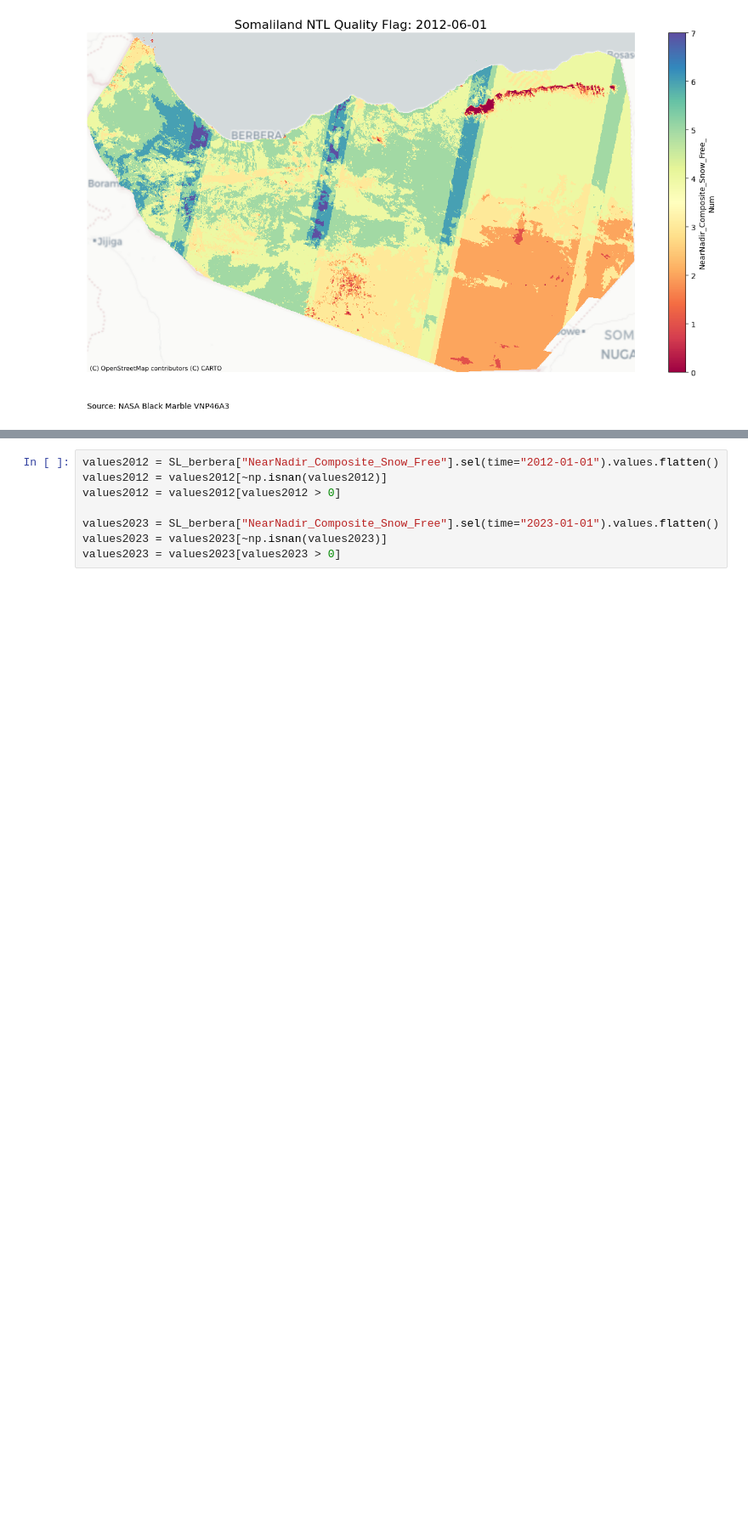
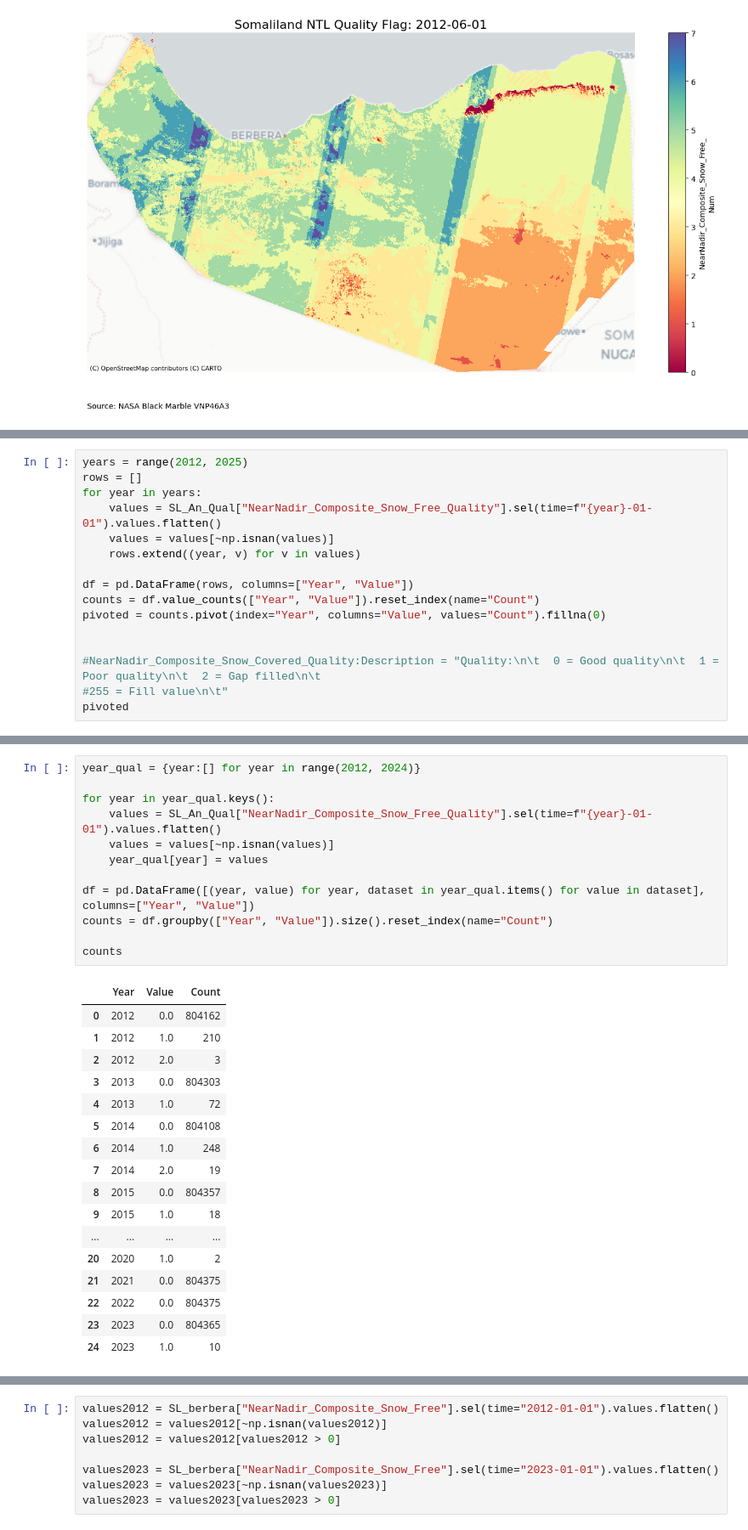
Before and after one commit to SamMcG1997/NTL_Somaliland, a Jupyter notebook: notebooks/2_Exploratory_Analysis.ipynb, the cells around one changed output, grey strips where cells are left out. Shown at 85% size. Cells and saved outputs as stored; diff of their text form; blank space fills up the shorter version.

```diff
--- a/notebooks/2_Exploratory_Analysis.ipynb
+++ b/notebooks/2_Exploratory_Analysis.ipynb
@@ -295,0 +310,16 @@ plot_NASA_NTL(SL_num, somaliland_shp_berbera, date = "2012-06-01",
+# %%
+years = range(2012, 2025)
+rows = []
+for year in years:
+    values = SL_An_Qual["NearNadir_Composite_Snow_Free_Quality"].sel(time=f"{year}-01-01").values.flatten()
+    values = values[~np.isnan(values)]
+    rows.extend((year, v) for v in values)
+
+df = pd.DataFrame(rows, columns=["Year", "Value"])
+counts = df.value_counts(["Year", "Value"]).reset_index(name="Count")
+pivoted = counts.pivot(index="Year", columns="Value", values="Count").fillna(0)
+
+
+#NearNadir_Composite_Snow_Covered_Quality:Description = "Quality:\n\t  0 = Good quality\n\t  1 = Poor quality\n\t  2 = Gap filled\n\t
+#255 = Fill value\n\t"
+pivoted
@@ -295,0 +342,30 @@ plot_NASA_NTL(SL_num, somaliland_shp_berbera, date = "2012-06-01",
+# %%
+year_qual = {year:[] for year in range(2012, 2024)}
+
+for year in year_qual.keys():
+    values = SL_An_Qual["NearNadir_Composite_Snow_Free_Quality"].sel(time=f"{year}-01-01").values.flatten()
+    values = values[~np.isnan(values)]
+    year_qual[year] = values
+
+df = pd.DataFrame([(year, value) for year, dataset in year_qual.items() for value in dataset], columns=["Year", "Value"])
+counts = df.groupby(["Year", "Value"]).size().reset_index(name="Count")
+
+counts
+# %% [output]
+|  | Year | Value | Count |
+| 0 | 2012 | 0.0 | 804162 |
+| 1 | 2012 | 1.0 | 210 |
+| 2 | 2012 | 2.0 | 3 |
+| 3 | 2013 | 0.0 | 804303 |
+| 4 | 2013 | 1.0 | 72 |
+| 5 | 2014 | 0.0 | 804108 |
+| 6 | 2014 | 1.0 | 248 |
+| 7 | 2014 | 2.0 | 19 |
+| 8 | 2015 | 0.0 | 804357 |
+| 9 | 2015 | 1.0 | 18 |
+| ... | ... | ... | ... |
+| 20 | 2020 | 1.0 | 2 |
+| 21 | 2021 | 0.0 | 804375 |
+| 22 | 2022 | 0.0 | 804375 |
+| 23 | 2023 | 0.0 | 804365 |
+| 24 | 2023 | 1.0 | 10 |
```
Also changed, not shown: parts of 11 cells of this notebook, 19 other files.
